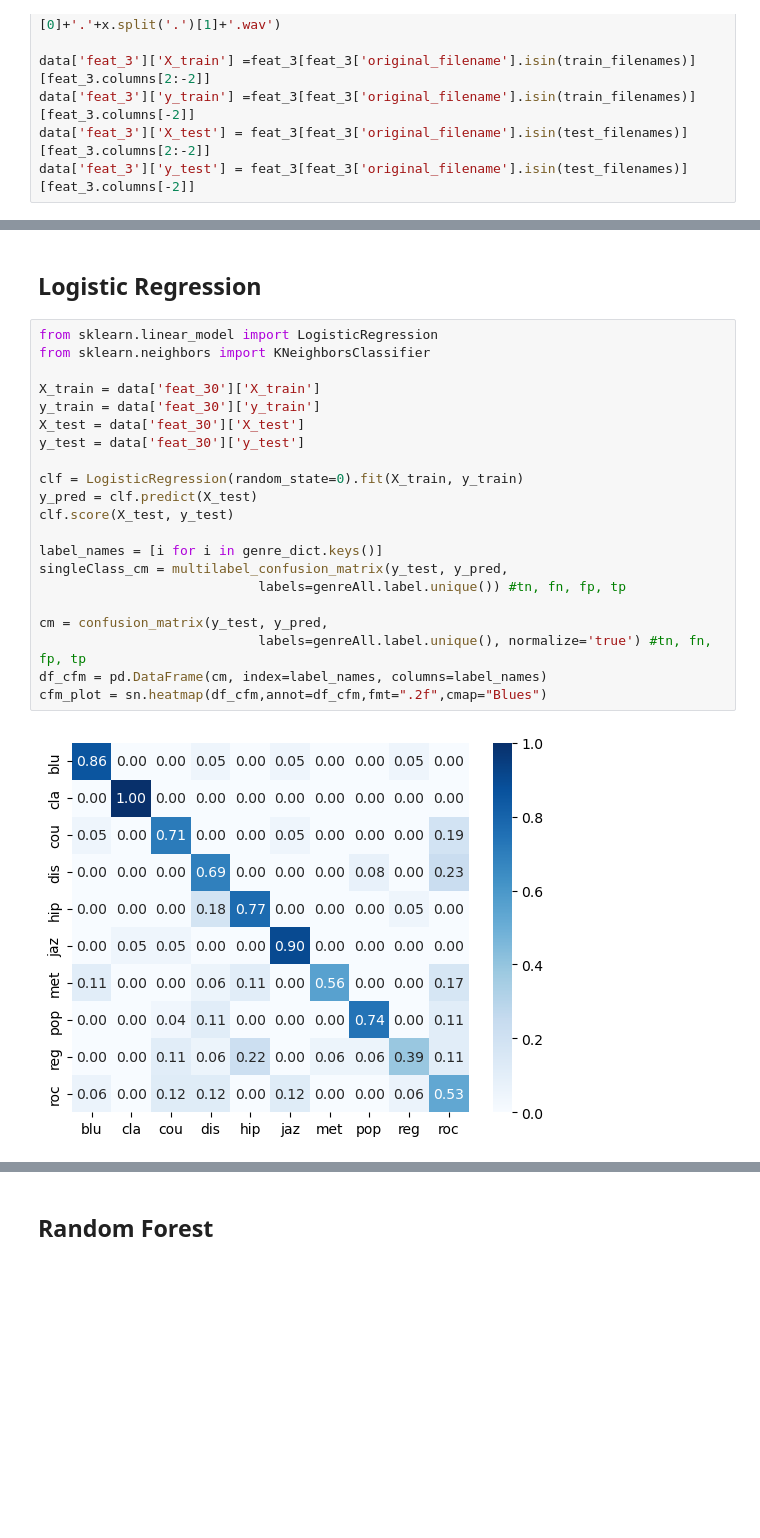
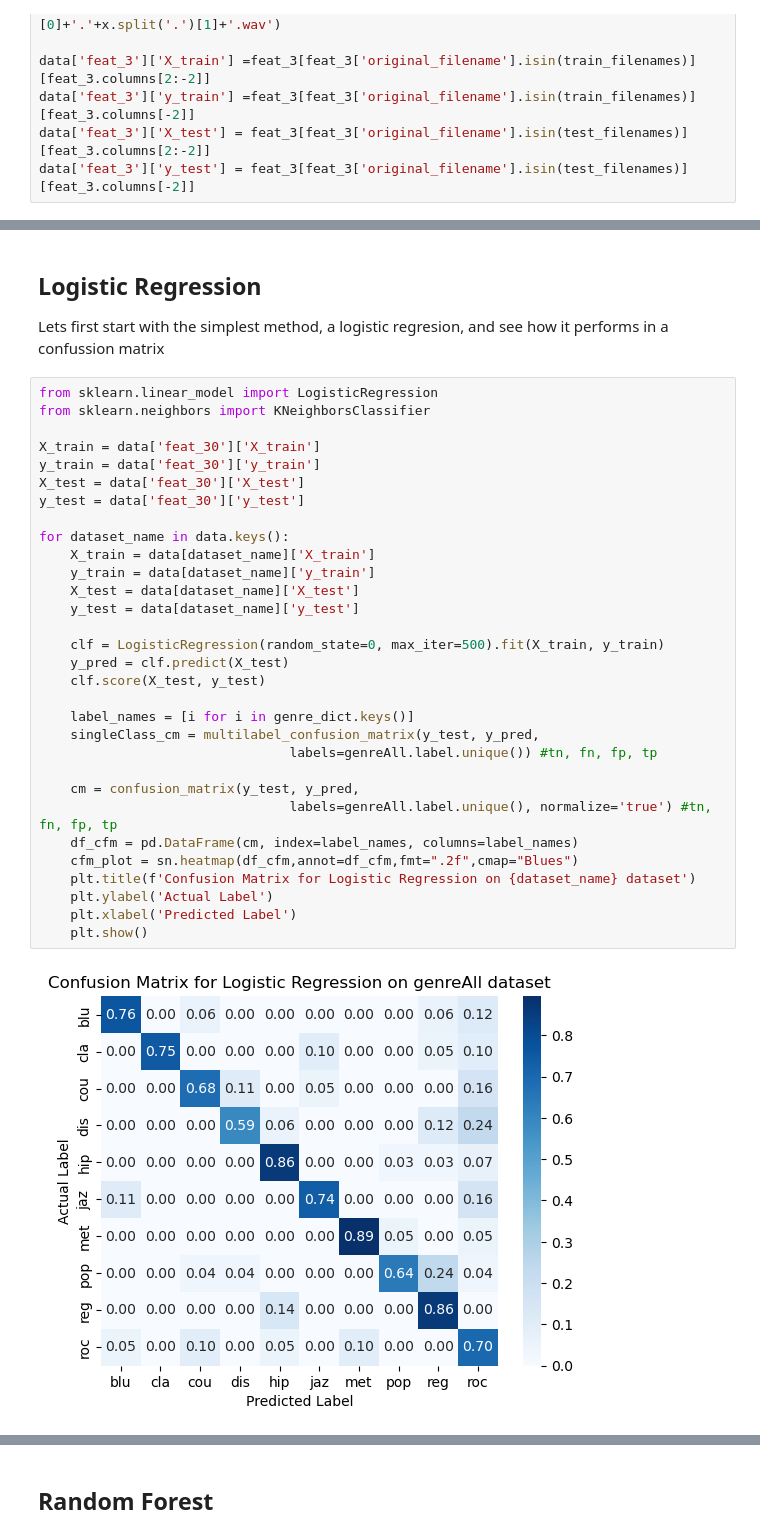
Before and after one commit to inesbroto/GenreClass_w_ML, a Jupyter notebook: Report.ipynb, the cells around one changed output, grey strips where cells are left out. Saved outputs shown, nothing was run; the diff lists cells and outputs as text; blank space fills up the shorter version.

```diff
--- a/Report.ipynb
+++ b/Report.ipynb
@@ -249,25 +248,37 @@ plt.show()
 # %% [markdown]
 ## Logistic Regression
+
+Lets first start with the simplest method, a logistic regresion, and see how it performs in a confussion matrix
 # %%
 from sklearn.linear_model import LogisticRegression
 from sklearn.neighbors import KNeighborsClassifier
 
 X_train = data['feat_30']['X_train']
 y_train = data['feat_30']['y_train']
 X_test = data['feat_30']['X_test']
 y_test = data['feat_30']['y_test']
 
-clf = LogisticRegression(random_state=0).fit(X_train, y_train)
-y_pred = clf.predict(X_test)
-clf.score(X_test, y_test)
+for dataset_name in data.keys():
+    X_train = data[dataset_name]['X_train']
+    y_train = data[dataset_name]['y_train']
+    X_test = data[dataset_name]['X_test']
+    y_test = data[dataset_name]['y_test']
 
-label_names = [i for i in genre_dict.keys()]
-singleClass_cm = multilabel_confusion_matrix(y_test, y_pred,
-                            labels=genreAll.label.unique()) #tn, fn, fp, tp
+    clf = LogisticRegression(random_state=0, max_iter=500).fit(X_train, y_train)
+    y_pred = clf.predict(X_test)
+    clf.score(X_test, y_test)
 
-cm = confusion_matrix(y_test, y_pred,
-                            labels=genreAll.label.unique(), normalize='true') #tn, fn, fp, tp
-df_cfm = pd.DataFrame(cm, index=label_names, columns=label_names)
-cfm_plot = sn.heatmap(df_cfm,annot=df_cfm,fmt=".2f",cmap="Blues")
+    label_names = [i for i in genre_dict.keys()]
+    singleClass_cm = multilabel_confusion_matrix(y_test, y_pred,
+                                labels=genreAll.label.unique()) #tn, fn, fp, tp
+
+    cm = confusion_matrix(y_test, y_pred,
+                                labels=genreAll.label.unique(), normalize='true') #tn, fn, fp, tp
+    df_cfm = pd.DataFrame(cm, index=label_names, columns=label_names)
+    cfm_plot = sn.heatmap(df_cfm,annot=df_cfm,fmt=".2f",cmap="Blues")
+    plt.title(f'Confusion Matrix for Logistic Regression on {dataset_name} dataset')
+    plt.ylabel('Actual Label')
+    plt.xlabel('Predicted Label')
+    plt.show()
 # %% [output]
-[figure, old version]
+[figure, new version]
```
Also changed, not shown: parts of 23 cells of this notebook.
